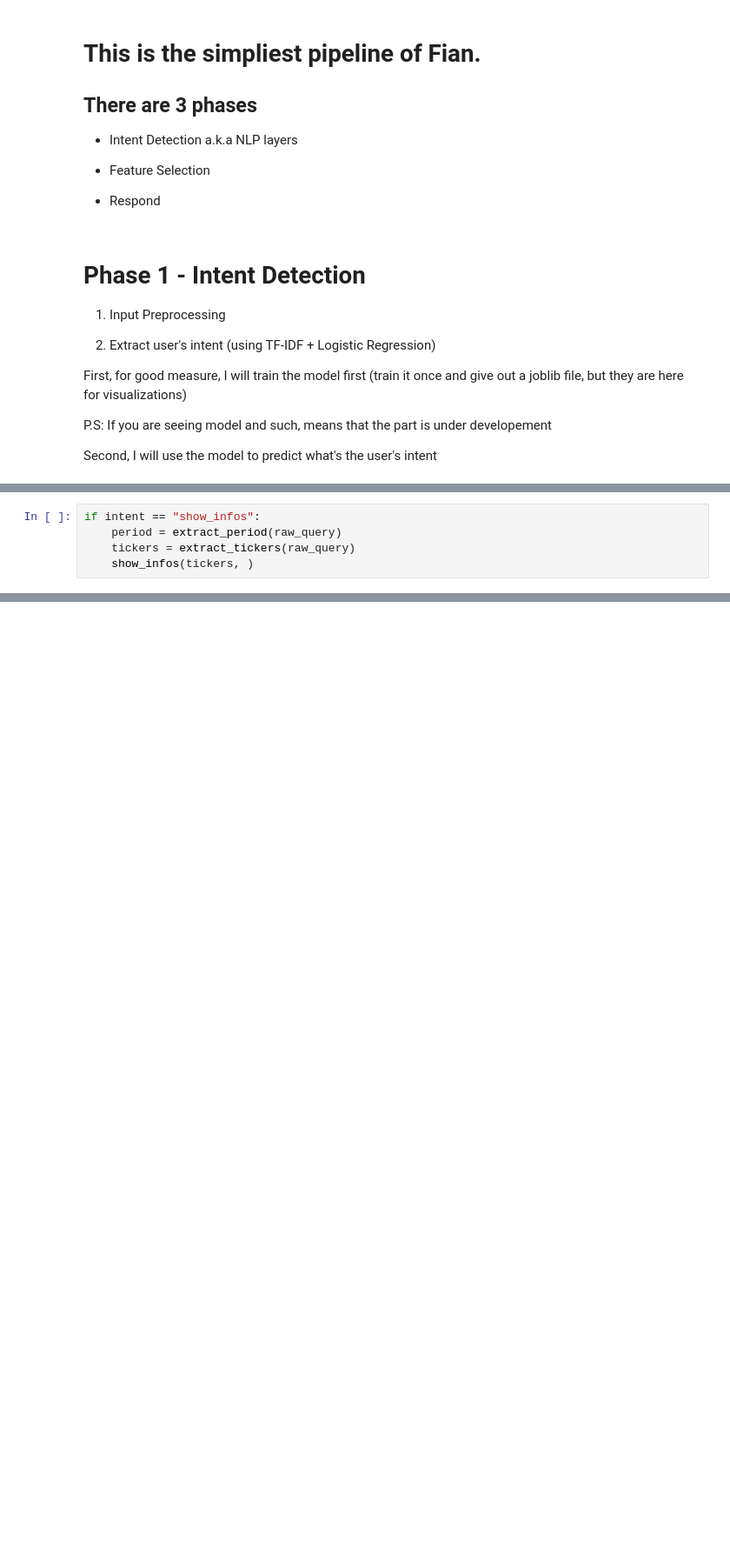
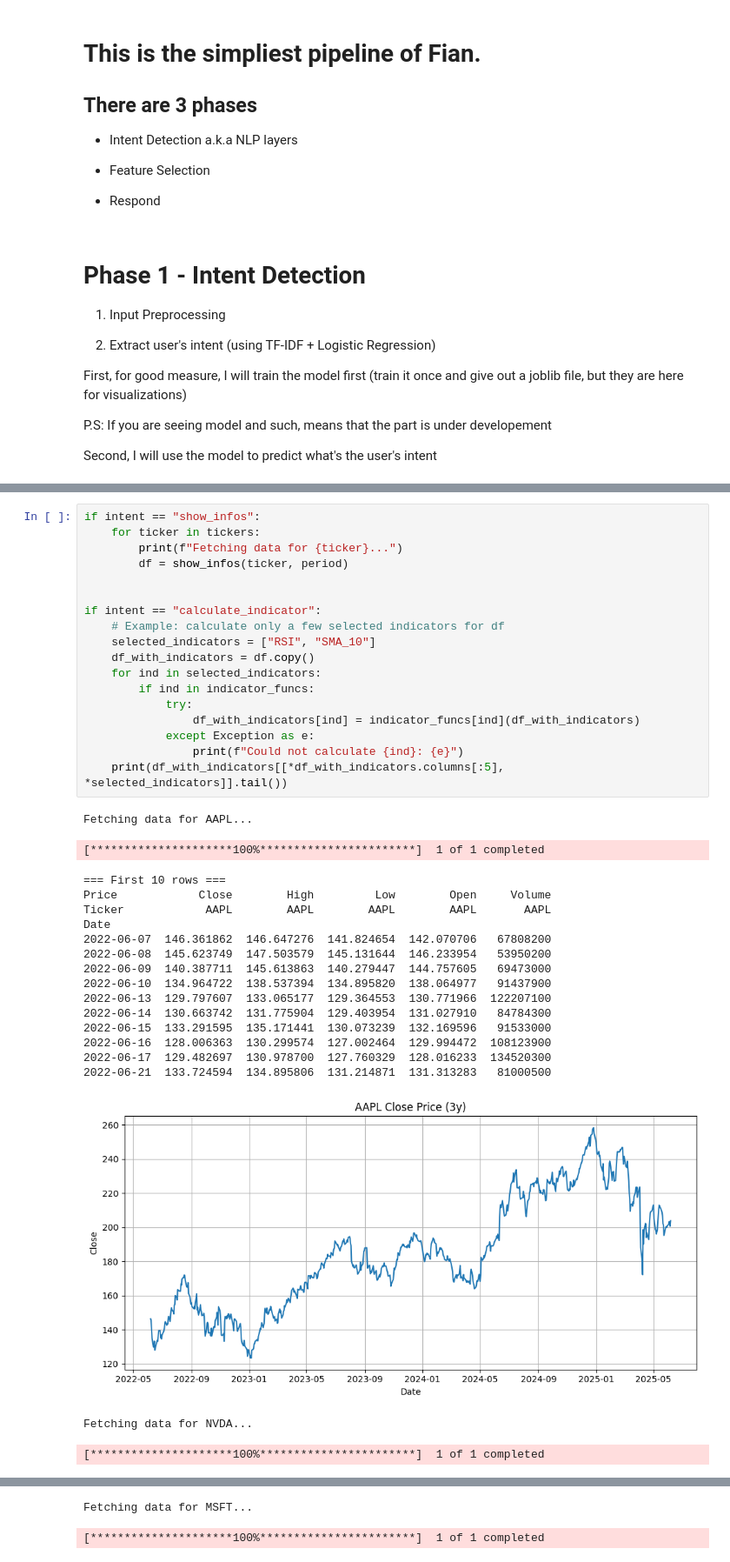
Before and after one commit to AGRedQ/Finance_Fian, a Jupyter notebook: simple_working_pipeline.ipynb, the cells around one changed output, grey strips where cells are left out. Shown: that part at 87% size. Cells and saved outputs as stored; diff of their text form; blank space fills up the shorter version.

Commit message:
Feature Selection: calculate

```diff
--- a/simple_working_pipeline.ipynb
+++ b/simple_working_pipeline.ipynb
@@ -213,5 +340,38 @@ Date
 # %%
 if intent == "show_infos":
-    period = extract_period(raw_query)
-    tickers = extract_tickers(raw_query)
-    show_infos(tickers, )
+    for ticker in tickers:
+        print(f"Fetching data for {ticker}...")
+        df = show_infos(ticker, period)
+
+
+if intent == "calculate_indicator":
+    # Example: calculate only a few selected indicators for df
+    selected_indicators = ["RSI", "SMA_10"]
+    df_with_indicators = df.copy()
+    for ind in selected_indicators:
+        if ind in indicator_funcs:
+            try:
+                df_with_indicators[ind] = indicator_funcs[ind](df_with_indicators)
+            except Exception as e:
+                print(f"Could not calculate {ind}: {e}")
+    print(df_with_indicators[[*df_with_indicators.columns[:5], *selected_indicators]].tail())
+# %% [output]
+Fetching data for AAPL...
+[*********************100%***********************]  1 of 1 completed
+=== First 10 rows ===
+Price            Close        High         Low        Open     Volume
+Ticker            AAPL        AAPL        AAPL        AAPL       AAPL
+Date
+2022-06-07  146.361862  146.647276  141.824654  142.070706   67808200
+2022-06-08  145.623749  147.503579  145.131644  146.233954   53950200
+2022-06-09  140.387711  145.613863  140.279447  144.757605   69473000
+2022-06-10  134.964722  138.537394  134.895820  138.064977   91437900
+2022-06-13  129.797607  133.065177  129.364553  130.771966  122207100
+2022-06-14  130.663742  131.775904  129.403954  131.027910   84784300
+2022-06-15  133.291595  135.171441  130.073239  132.169596   91533000
+2022-06-16  128.006363  130.299574  127.002464  129.994472  108123900
+2022-06-17  129.482697  130.978700  127.760329  128.016233  134520300
+2022-06-21  133.724594  134.895806  131.214871  131.313283   81000500
+[figure, added]
+Fetching data for NVDA...
+[*********************100%***********************]  1 of 1 completed
@@ -217,0 +393,2 @@ if intent == "show_infos":
+Fetching data for MSFT...
+[*********************100%***********************]  1 of 1 completed
```
Also changed, not shown: parts of 7 cells of this notebook.
